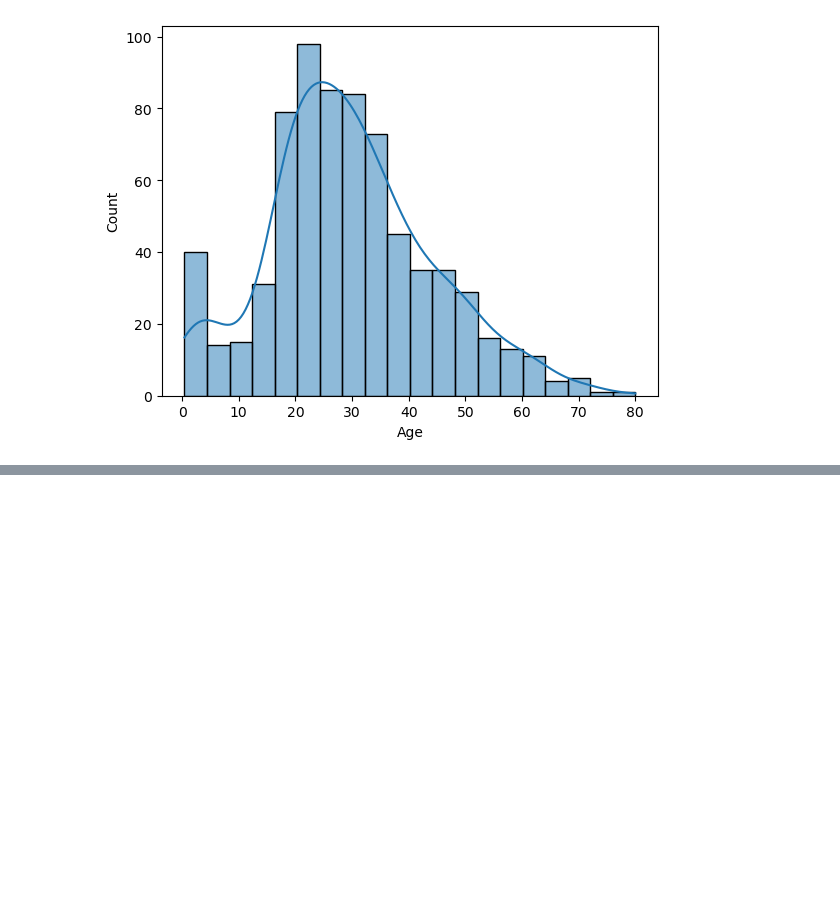
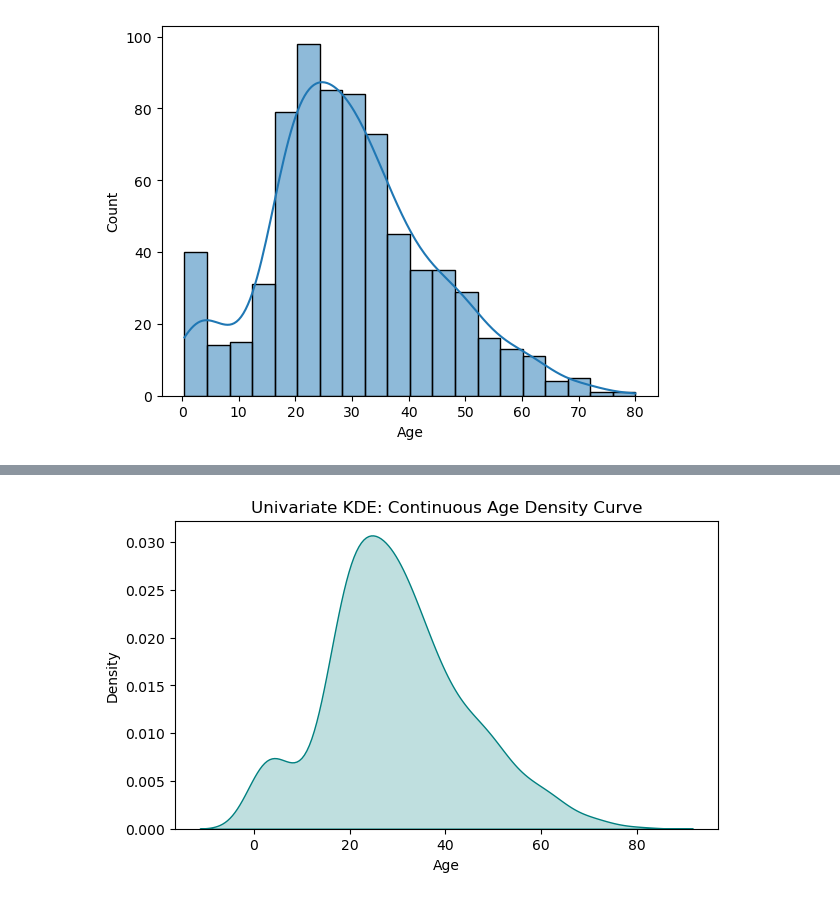
Before and after one commit to tsrinu9997/ml, a Jupyter notebook: eda/univariate-analysis.ipynb, the cells around one changed output, grey strips where cells are left out. Drawn from its saved outputs; the diff is of its cells as text; code cells hidden in the pictures; blank space fills up the shorter version.

```diff
--- a/eda/univariate-analysis.ipynb
+++ b/eda/univariate-analysis.ipynb
@@ -78,0 +102,9 @@ sns.histplot(df['Age'], kde=True)
+# %%
+plt.figure(figsize=(7, 4))
+sns.kdeplot(df['Age'], fill=True, color='teal')
+plt.title('Univariate KDE: Continuous Age Density Curve')
+plt.xlabel('Age')
+plt.ylabel('Density')
+plt.show()
+# %% [output]
+[figure, added]
```
Also changed, not shown: parts of 46 cells of this notebook, 20 other files.
